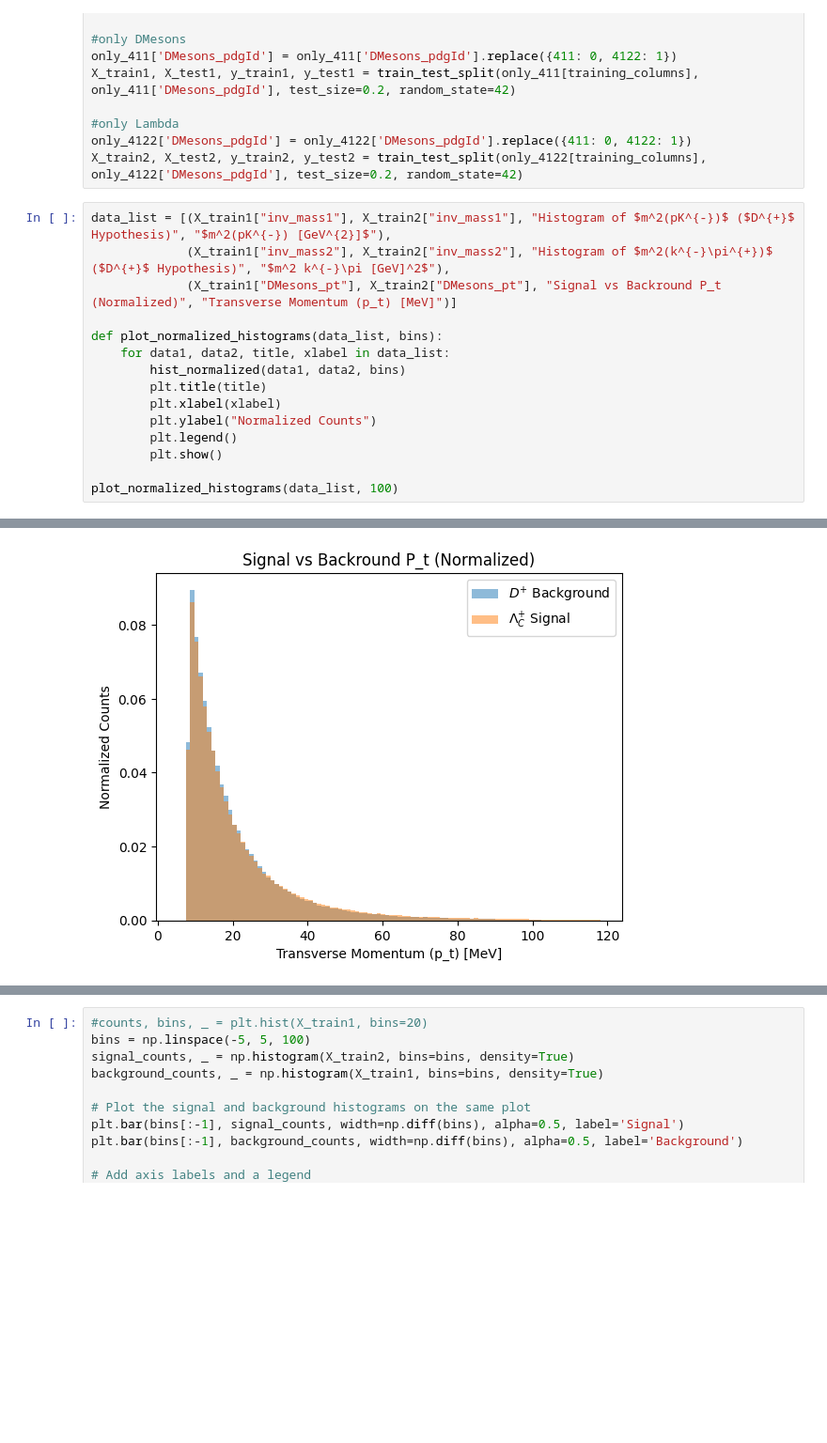
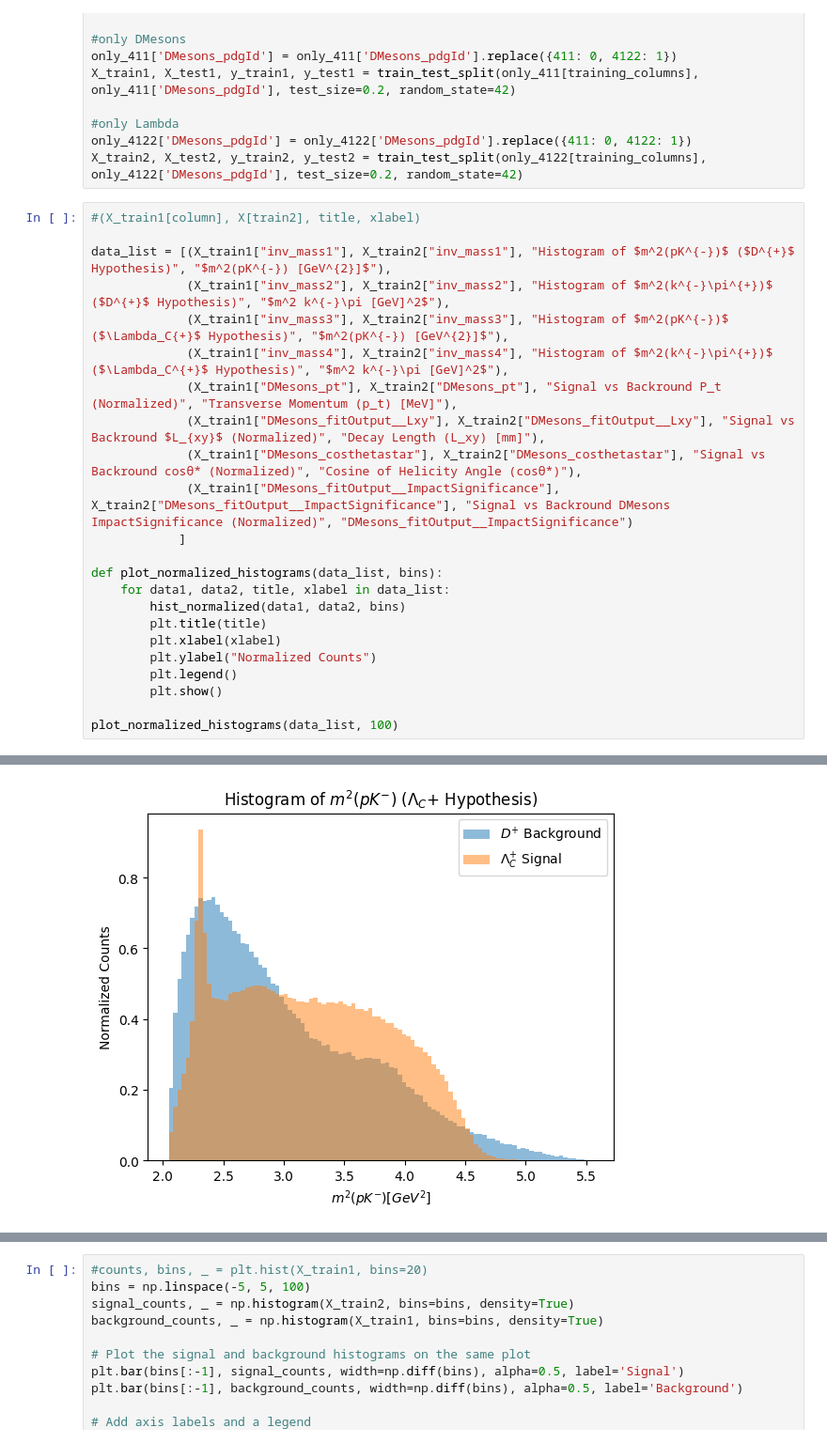
Before and after one commit to GitGup/ATLAS_DNN, a Jupyter notebook: MC_DNN.ipynb, the cells around one changed output, grey strips where cells are left out. Shown at 94% size. Saved outputs shown, nothing was run; the diff lists cells and outputs as text; blank space fills up the shorter version.

```diff
--- a/MC_DNN.ipynb
+++ b/MC_DNN.ipynb
@@ -586,21 +586,29 @@ X_train1, X_test1, y_train1, y_test1 = train_test_split(only_411[training_column
 only_4122['DMesons_pdgId'] = only_4122['DMesons_pdgId'].replace({411: 0, 4122: 1})
 X_train2, X_test2, y_train2, y_test2 = train_test_split(only_4122[training_columns], only_4122['DMesons_pdgId'], test_size=0.2, random_state=42)
 # %%
+#(X_train1[column], X[train2], title, xlabel)
+
 data_list = [(X_train1["inv_mass1"], X_train2["inv_mass1"], "Histogram of $m^2(pK^{-})$ ($D^{+}$ Hypothesis)", "$m^2(pK^{-}) [GeV^{2}]$"),
              (X_train1["inv_mass2"], X_train2["inv_mass2"], "Histogram of $m^2(k^{-}\pi^{+})$ ($D^{+}$ Hypothesis)", "$m^2 k^{-}\pi [GeV]^2$"),
-             (X_train1["DMesons_pt"], X_train2["DMesons_pt"], "Signal vs Backround P_t (Normalized)", "Transverse Momentum (p_t) [MeV]")]
+             (X_train1["inv_mass3"], X_train2["inv_mass3"], "Histogram of $m^2(pK^{-})$ ($\Lambda_C{+}$ Hypothesis)", "$m^2(pK^{-}) [GeV^{2}]$"),
+             (X_train1["inv_mass4"], X_train2["inv_mass4"], "Histogram of $m^2(k^{-}\pi^{+})$ ($\Lambda_C^{+}$ Hypothesis)", "$m^2 k^{-}\pi [GeV]^2$"),
+             (X_train1["DMesons_pt"], X_train2["DMesons_pt"], "Signal vs Backround P_t (Normalized)", "Transverse Momentum (p_t) [MeV]"),
+             (X_train1["DMesons_fitOutput__Lxy"], X_train2["DMesons_fitOutput__Lxy"], "Signal vs Backround $L_{xy}$ (Normalized)", "Decay Length (L_xy) [mm]"),
+             (X_train1["DMesons_costhetastar"], X_train2["DMesons_costhetastar"], "Signal vs Backround cosθ* (Normalized)", "Cosine of Helicity Angle (cosθ*)"),
+             (X_train1["DMesons_fitOutput__ImpactSignificance"], X_train2["DMesons_fitOutput__ImpactSignificance"], "Signal vs Backround DMesons ImpactSignificance (Normalized)", "DMesons_fitOutput__ImpactSignificance")
+            ]
 
 def plot_normalized_histograms(data_list, bins):
     for data1, data2, title, xlabel in data_list:
         hist_normalized(data1, data2, bins)
         plt.title(title)
         plt.xlabel(xlabel)
         plt.ylabel("Normalized Counts")
         plt.legend()
         plt.show()
 
 plot_normalized_histograms(data_list, 100)
 # %% [output]
 [figure]
 [figure]
-[figure, old version]
+[figure, new version]
```
Also changed, not shown: parts of 3 cells of this notebook.
